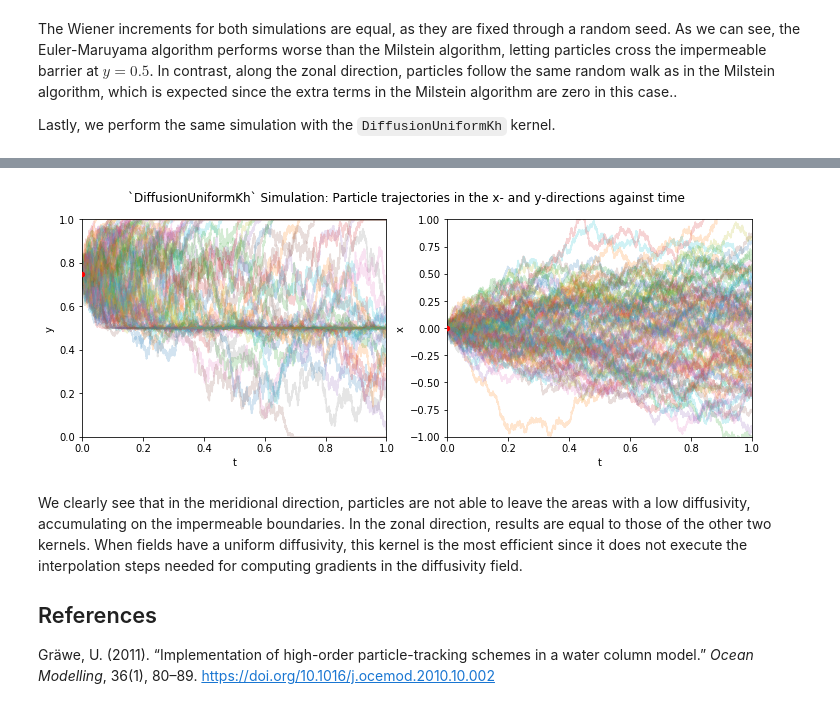
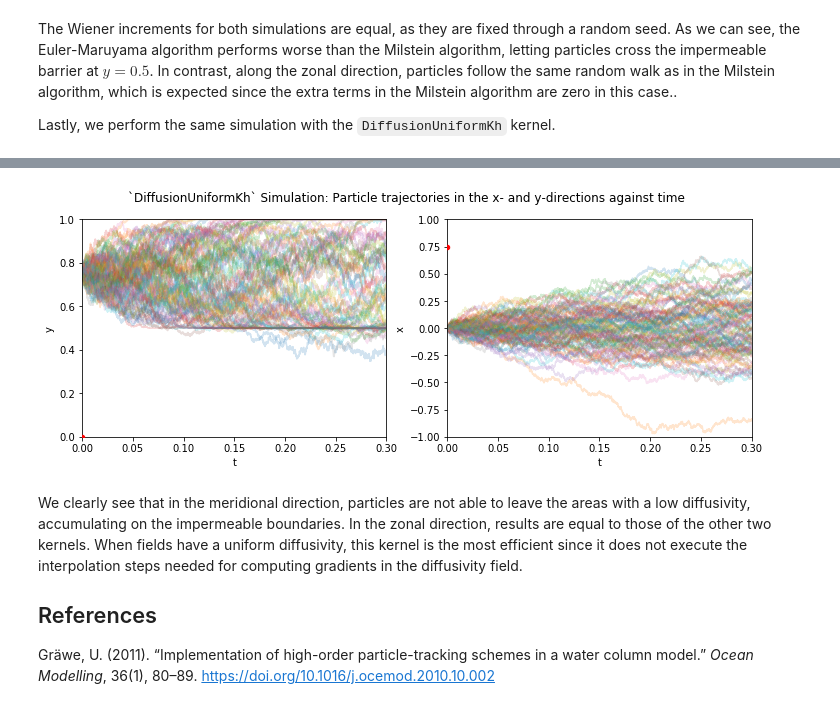
Before and after one commit to OceanParcels/Parcels, a Jupyter notebook: parcels/examples/tutorial_diffusion.ipynb, the cells around one changed output, grey strips where cells are left out. Cells and saved outputs as stored; diff of their text form; code cells hidden in the pictures.

Commit message:
Shortening runs in tutorial_diffusion to limit CI runtime
Also fixing flake8 errors, and shortening code for figure creation

```diff
--- a/parcels/examples/tutorial_diffusion.ipynb
+++ b/parcels/examples/tutorial_diffusion.ipynb
@@ -210,19 +202,13 @@ EM_out = xr.open_dataset("EM_out.nc")
 fig, ax = plt.subplots(1, 2)
 fig.set_figwidth(12)
 
-ax[0].plot(np.arange(0, 1.0002, 0.0001), EM_out.lat.T, alpha=0.2)
-ax[0].scatter(0, 0.75, s=20, c='r', zorder=3)
-ax[0].set_xlabel("t")
-ax[0].set_ylabel("y")
-ax[0].set_xlim(0,1)
-ax[0].set_ylim(0,1)
-
-ax[1].plot(np.arange(0, 1.0002, 0.0001), EM_out.lon.T, alpha=0.2)
-ax[1].scatter(0, 0, s=20, c='r', zorder=3)
-ax[1].set_xlabel("t")
-ax[1].set_ylabel("x")
-ax[1].set_xlim(0,1)
-ax[1].set_ylim(-1,1)
+for data, ai, dim, ystart, ylim in zip([EM_out.lat, EM_out.lon], ax, ('y', 'x'), (0.75, 0), [(0, 1), (-1, 1)]):
+    ai.plot(np.arange(0, 0.3002, 0.0001), data.T, alpha=0.2)
+    ai.scatter(0, ystart, s=20, c='r', zorder=3)
+    ai.set_xlabel("t")
+    ai.set_ylabel(dim)
+    ai.set_xlim(0, 0.3)
+    ai.set_ylim(ylim)
 
 fig.suptitle("`AdvectionDiffusionEM` Simulation: Particle trajectories in the x- and y-directions against time")
 plt.show()
@@ -253,25 +238,19 @@ Uniform_out = xr.open_dataset("Uniform_out.nc")
 # %%
 fig, ax = plt.subplots(1, 2)
 fig.set_figwidth(12)
 
-ax[0].plot(np.arange(0, 1.0002, 0.0001), Uniform_out.lat.T, alpha=0.2)
-ax[0].scatter(0, 0.75, s=20, c='r', zorder=3)
-ax[0].set_xlabel("t")
-ax[0].set_ylabel("y")
-ax[0].set_xlim(0,1)
-ax[0].set_ylim(0,1)
-
-ax[1].plot(np.arange(0, 1.0002, 0.0001), Uniform_out.lon.T, alpha=0.2)
-ax[1].scatter(0, 0, s=20, c='r', zorder=3)
-ax[1].set_xlabel("t")
-ax[1].set_ylabel("x")
-ax[1].set_xlim(0,1)
-ax[1].set_ylim(-1,1)
+for data, ai, dim, ystart, ylim in zip([Uniform_out.lat, Uniform_out.lon], ax, ('y', 'x'), (0, 0.75), [(0, 1), (-1, 1)]):
+    ai.plot(np.arange(0, 0.3002, 0.0001), data.T, alpha=0.2)
+    ai.scatter(0, ystart, s=20, c='r', zorder=3)
+    ai.set_xlabel("t")
+    ai.set_ylabel(dim)
+    ai.set_xlim(0, 0.3)
+    ai.set_ylim(ylim)
 
 fig.suptitle("`DiffusionUniformKh` Simulation: Particle trajectories in the x- and y-directions against time")
 plt.show()
 # %% [output]
-[figure, old version]
+[figure, new version]
 # %% [markdown]
 We clearly see that in the meridional direction, particles are not able to leave the areas with a low diffusivity, accumulating on the impermeable boundaries. In the zonal direction, results are equal to those of the other two kernels. When fields have a uniform diffusivity, this kernel is the most efficient since it does not execute the interpolation steps needed for computing gradients in the diffusivity field.
 
```
Also changed, not shown: parts of 10 cells of this notebook.
